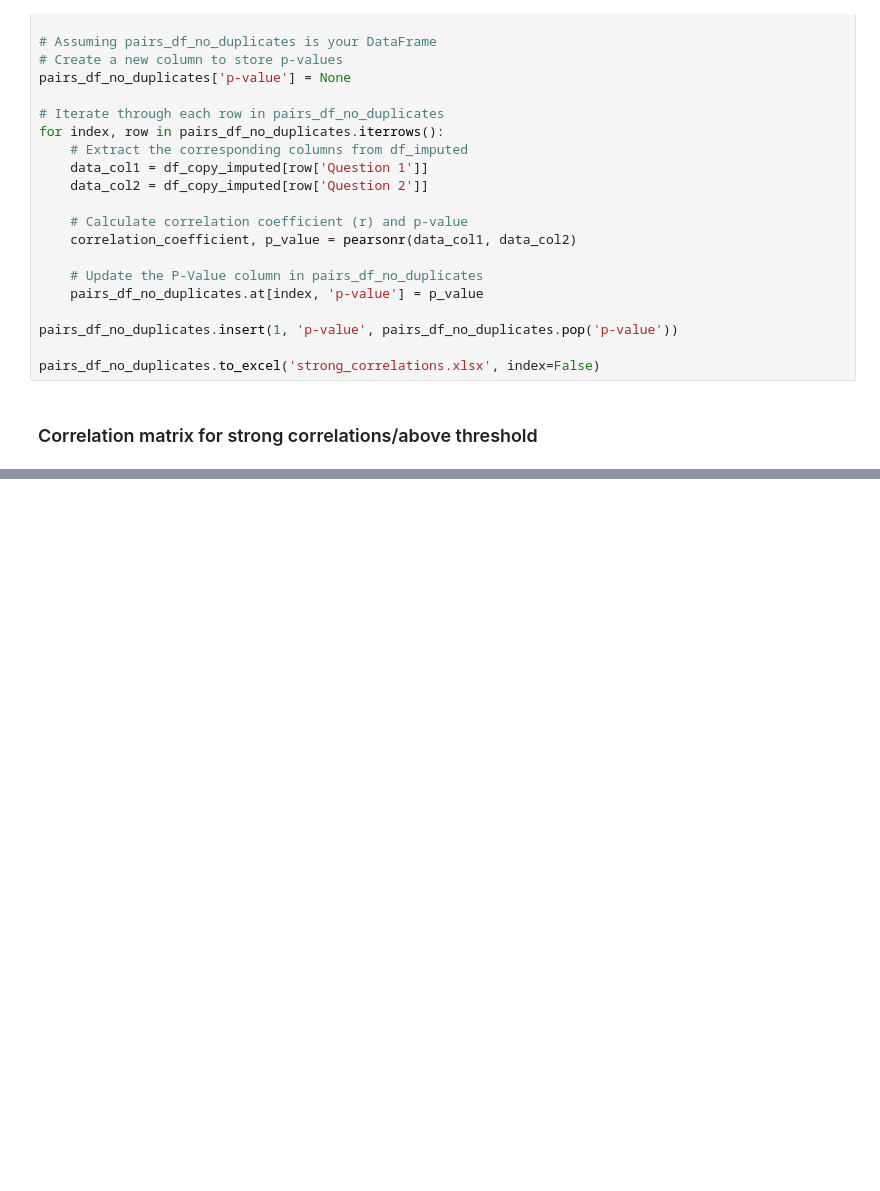
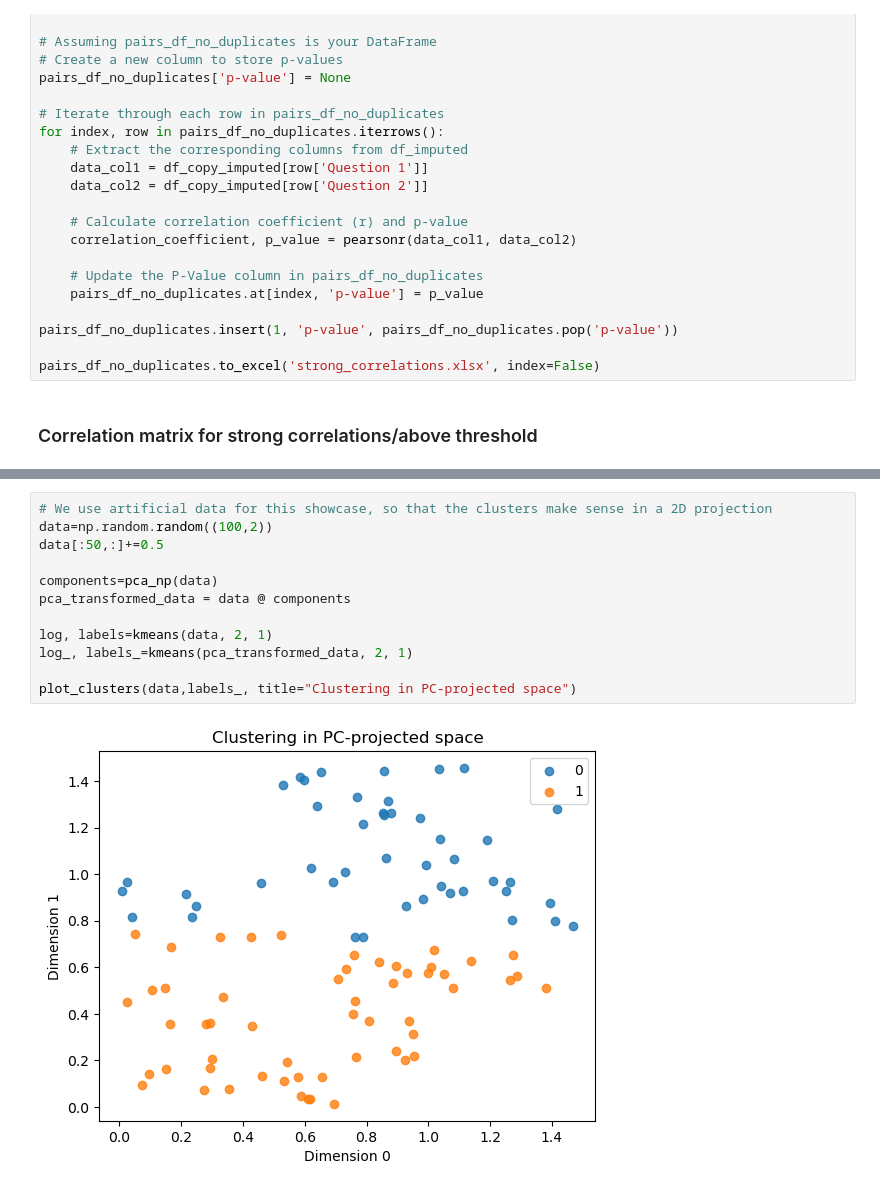
Before and after one commit to msokol99/Wellbeing-data-analysis, a Jupyter notebook: data-analysis.ipynb, the cells around one changed output, grey strips where cells are left out. Drawn from its saved outputs; the diff is of its cells as text; blank space fills up the shorter version.

```diff
--- a/data-analysis.ipynb
+++ b/data-analysis.ipynb
@@ -688,0 +931,14 @@ with plt.style.context(('ggplot')):
+# %%
+# We use artificial data for this showcase, so that the clusters make sense in a 2D projection
+data=np.random.random((100,2))
+data[:50,:]+=0.5
+
+components=pca_np(data)
+pca_transformed_data = data @ components
+
+log, labels=kmeans(data, 2, 1)
+log_, labels_=kmeans(pca_transformed_data, 2, 1)
+
+plot_clusters(data,labels_, title="Clustering in PC-projected space")
+# %% [output]
+[figure, added]
```
Also changed, not shown: parts of 59 cells of this notebook, 4 other files.
